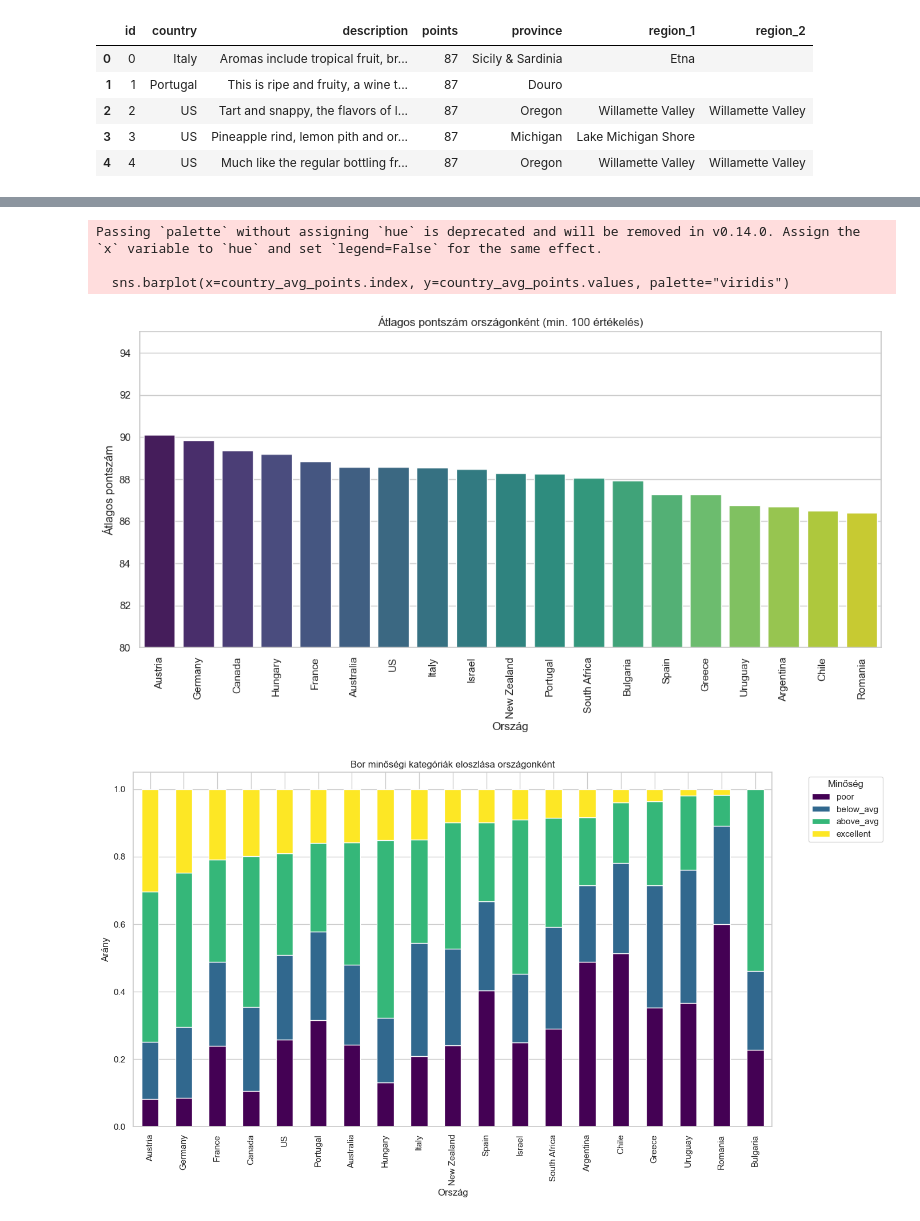
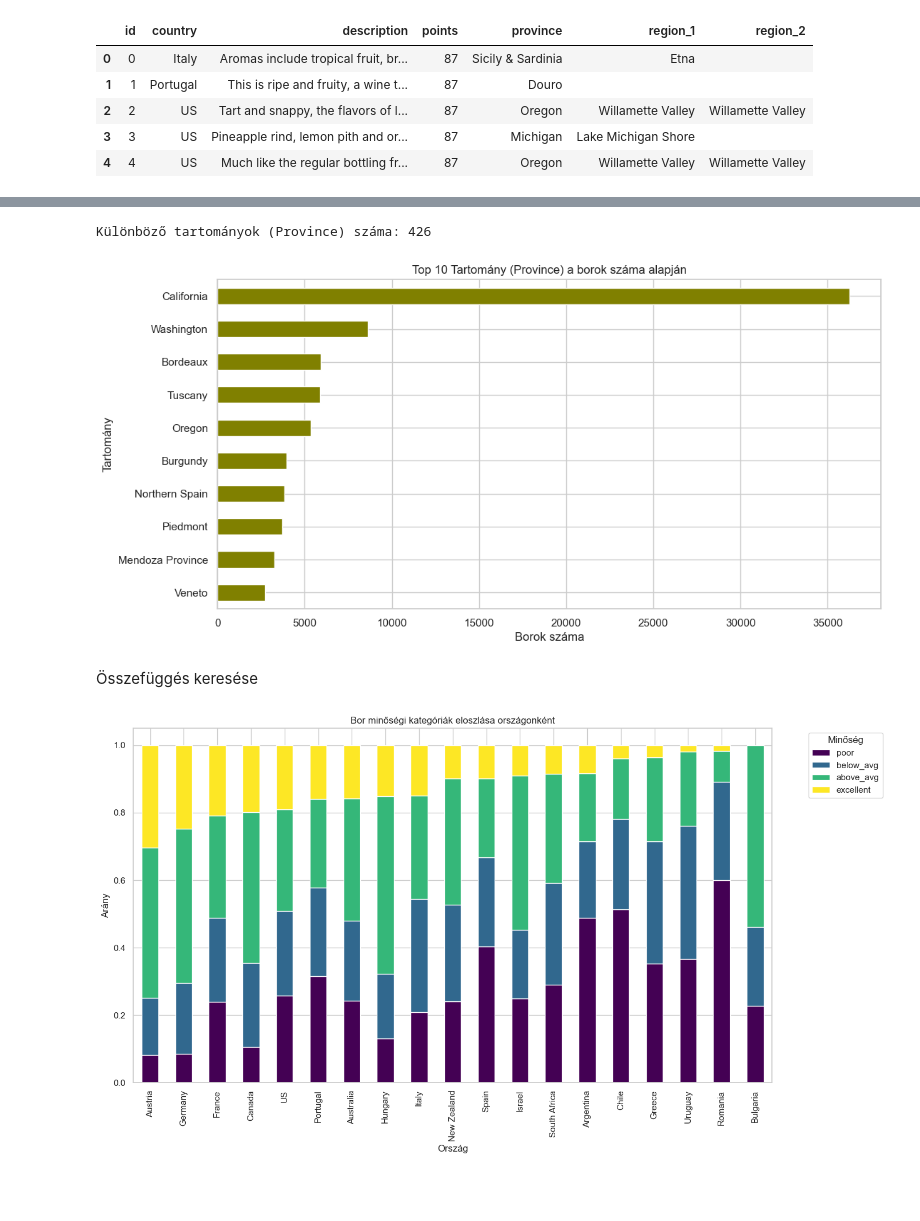
Before and after one commit to lego111Aron/Adattudomany-Projektmunka, a Jupyter notebook: Analize.ipynb, the cells around one changed output, grey strips where cells are left out. Saved outputs shown, nothing was run; the diff lists cells and outputs as text; code cells hidden in the pictures; blank space fills up the shorter version.

```diff
--- a/Analize.ipynb
+++ b/Analize.ipynb
@@ -41,3 +112,20 @@ display(df_description.head(5))
+# %%
+# 4. Régiók és Tartományok eloszlása
+print(f"Különböző tartományok (Province) száma: {df['province'].nunique()}")
+
+# Top 10 Tartomány
+plt.figure(figsize=(12, 6))
+df['province'].value_counts().head(10).plot(kind='barh', color='olive')
+plt.title('Top 10 Tartomány (Province) a borok száma alapján')
+plt.xlabel('Borok száma')
+plt.ylabel('Tartomány')
+plt.gca().invert_yaxis()
+plt.show()
+# %% [output]
+Különböző tartományok (Province) száma: 426
+[figure, added]
+# %% [markdown]
+Összefüggés keresése
 # %%
 import matplotlib.pyplot as plt
 import seaborn as sns
@@ -53,23 +141,6 @@ df_description['points'] = df_description['points'].astype(int)
 country_counts = df_description['country'].value_counts()
 valid_countries = country_counts[country_counts > 100].index
 df_filtered_country = df_description[df_description['country'].isin(valid_countries)]
-
-# Átlagos pontszám országonként
-country_avg_points = df_filtered_country.groupby('country')['points'].mean().sort_values(ascending=False)
-
-plt.figure(figsize=(14, 6))
-sns.barplot(x=country_avg_points.index, y=country_avg_points.values, palette="viridis")
-plt.xticks(rotation=90)
-plt.title('Átlagos pontszám országonként (min. 100 értékelés)')
-plt.ylabel('Átlagos pontszám')
-plt.xlabel('Ország')
-plt.ylim(80, 95) # A skála szűkítése a jobb láthatóságért
-plt.show()
-# %% [output]
-Passing `palette` without assigning `hue` is deprecated and will be removed in v0.14.0. Assign the `x` variable to `hue` and set `legend=False` for the same effect.
-
-  sns.barplot(x=country_avg_points.index, y=country_avg_points.values, palette="viridis")
-[figure, removed]
 # %%
 # 2. Minőségi kategóriák eloszlása országonként
 # Ez megmutatja, hogy egy adott országból származó bor mekkora eséllyel esik egy bizonyos minőségi kategóriába
```
Also changed, not shown: parts of 6 cells of this notebook.
